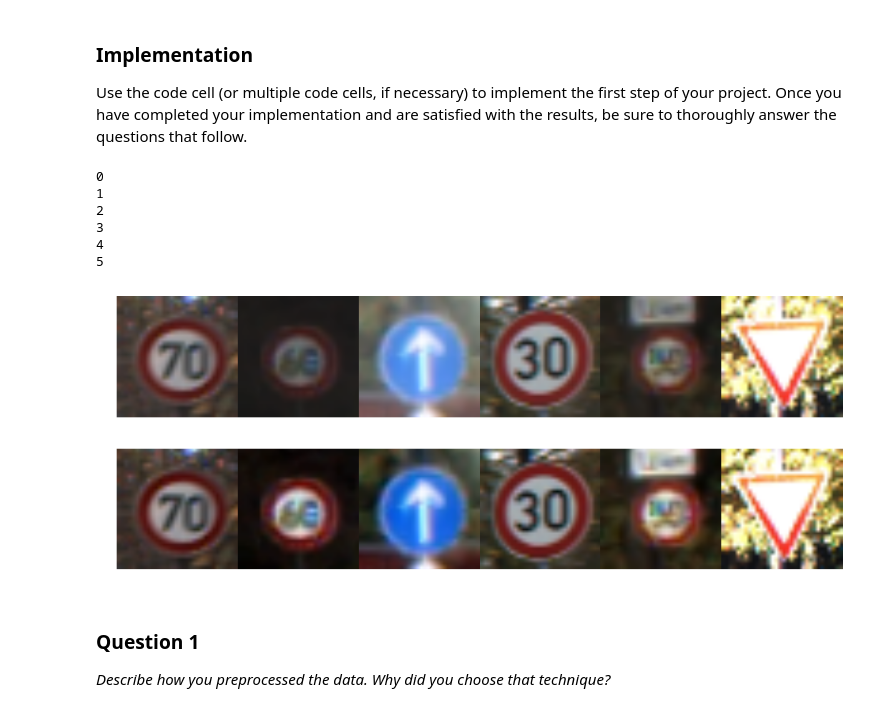
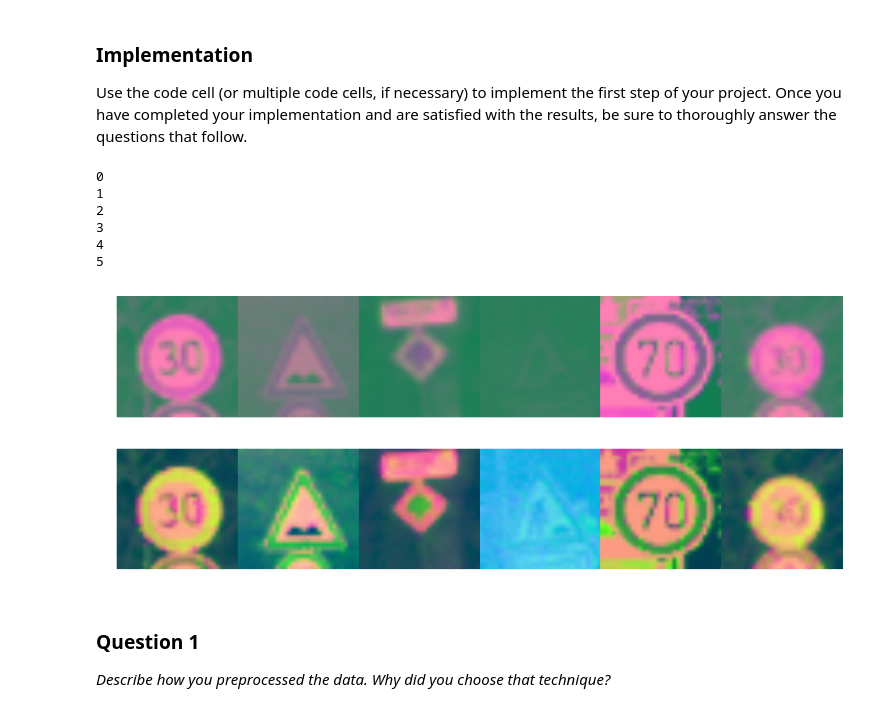
Before and after one commit to kevguy/CarND-Traffic-Sign-Classifier-Project, a Jupyter notebook: Traffic_Sign_Classifier.ipynb, the cells around one changed output. Saved outputs shown, nothing was run; the diff lists cells and outputs as text; code cells hidden in the pictures.

```diff
--- a/Traffic_Sign_Classifier.ipynb
+++ b/Traffic_Sign_Classifier.ipynb
@@ -194,15 +194,26 @@ def GlobalConstrastNormalize(img_in):
     return exposure.equalize_hist(img_in)
 
 def preprocess_image(img_in):
-    #yuv_img = RGB2YUV2(img_in)
-    # global_constrast_img = yuv_img
-    # global_constrast_img[:,:,0] = GlobalConstrastNormalize(global_constrast_img)[:,:,0]
-    # local_constrast_img = yuv_img
-    # local_constrast_img[:,:,0] = GlobalConstrastNormalize(local_constrast_img)[:,:,0]
-    grayscale_img = grayscaleImage(img_in)
+#     yuv_img = RGB2YUV2(img_in)
+#     # global_constrast_img = yuv_img
+#     # global_constrast_img[:,:,0] = GlobalConstrastNormalize(global_constrast_img)[:,:,0]
+#     # local_constrast_img = yuv_img
+#     # local_constrast_img[:,:,0] = GlobalConstrastNormalize(local_constrast_img)[:,:,0]
+#     grayscale_img = grayscaleImage(yuv_img)
+#     zeros = np.zeros((32,32,3))
+#     norm_image = cv2.normalize(img_in, zeros, alpha=0, beta=1, norm_type=cv2.NORM_MINMAX, dtype=cv2.CV_32F)
+#     return norm_image
+    yuv_img = RGB2YUV2(img_in)
     zeros = np.zeros((32,32,3))
-    norm_image = cv2.normalize(img_in, zeros, alpha=0, beta=1, norm_type=cv2.NORM_MINMAX, dtype=cv2.CV_32F)
-    return norm_image
+    norm_image = cv2.normalize(yuv_img, zeros, alpha=0, beta=1, norm_type=cv2.NORM_MINMAX, dtype=cv2.CV_32F)
+    #global_constrast_img = norm_image
+    #global_constrast_img[:,:,0] = GlobalConstrastNormalize(global_constrast_img)[:,:,0]
+    local_constrast_img = norm_image
+    local_constrast_img[:,:,0] = GlobalConstrastNormalize(local_constrast_img)[:,:,0]
+    #grayscale_img = grayscaleImage(yuv_img)
+
+
+    return local_constrast_img
 
 def preprocess_image_test(train_input):
     n_rows = 2
@@ -227,34 +238,34 @@ def preprocess_images(train_input):
     for index in range(len(train_input)):
         new_train_input.append(preprocess_image(train_input[index]))
         # plt.imshow(new_train_input[index])
         # plt.show()
         #if (index%20 == 0):
         #    print(index)
     return new_train_input
 
 def preprocess_images_test(train_input):
     train_input = preprocess_images(train_input)
     for i in range(10):
         index = random.randint(0, len(train_input))
         image = train_input[index].squeeze()
         plt.figure(figsize=(1,1))
         plt.imshow(image, cmap="Greys_r")
         plt.show()
 
 #preprocess_images_test(X_train)
 
 X_train_normalized = preprocess_images(X_train)
 X_test_normalized = preprocess_images(X_test)
 
 preprocess_image_test(X_train)
 # %% [output]
 0
 1
 2
 3
 4
 5
-[figure, old version]
+[figure, new version]
 # %% [markdown]
 ### Question 1
 
```
Also changed, not shown: parts of 7 cells of this notebook, 15 other files.
